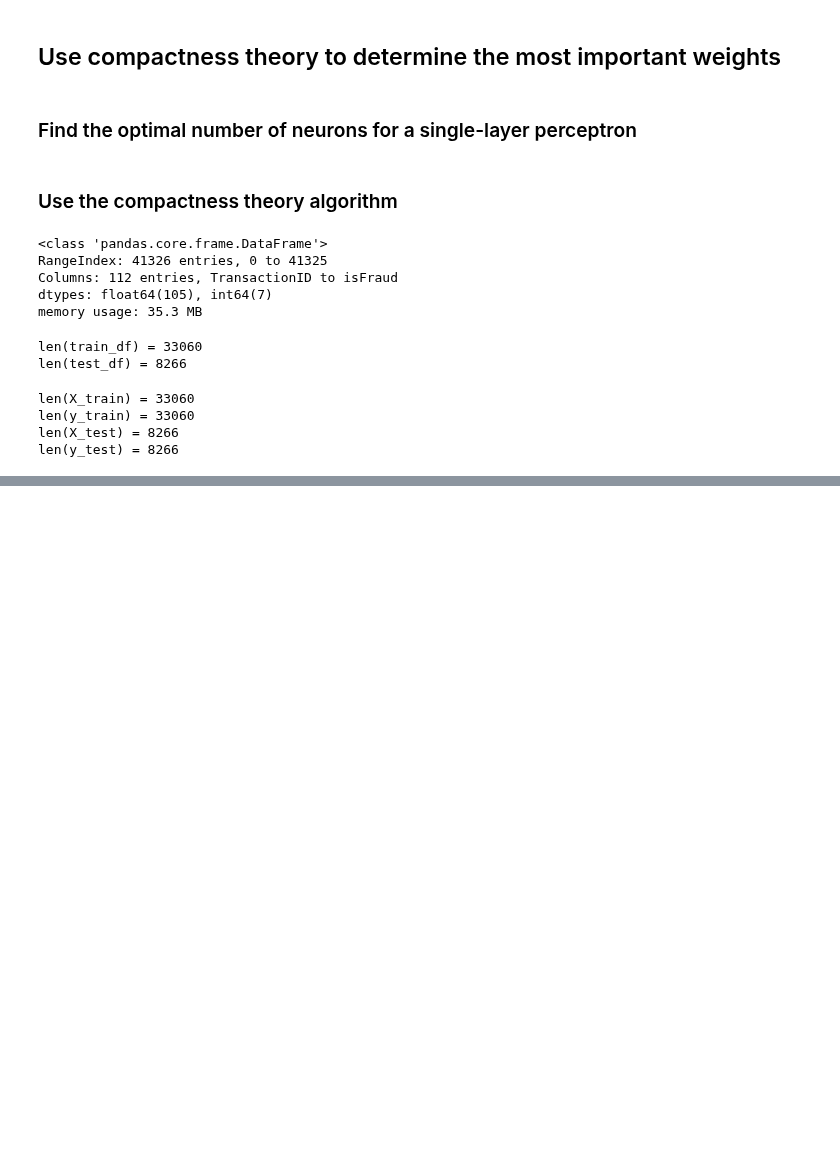
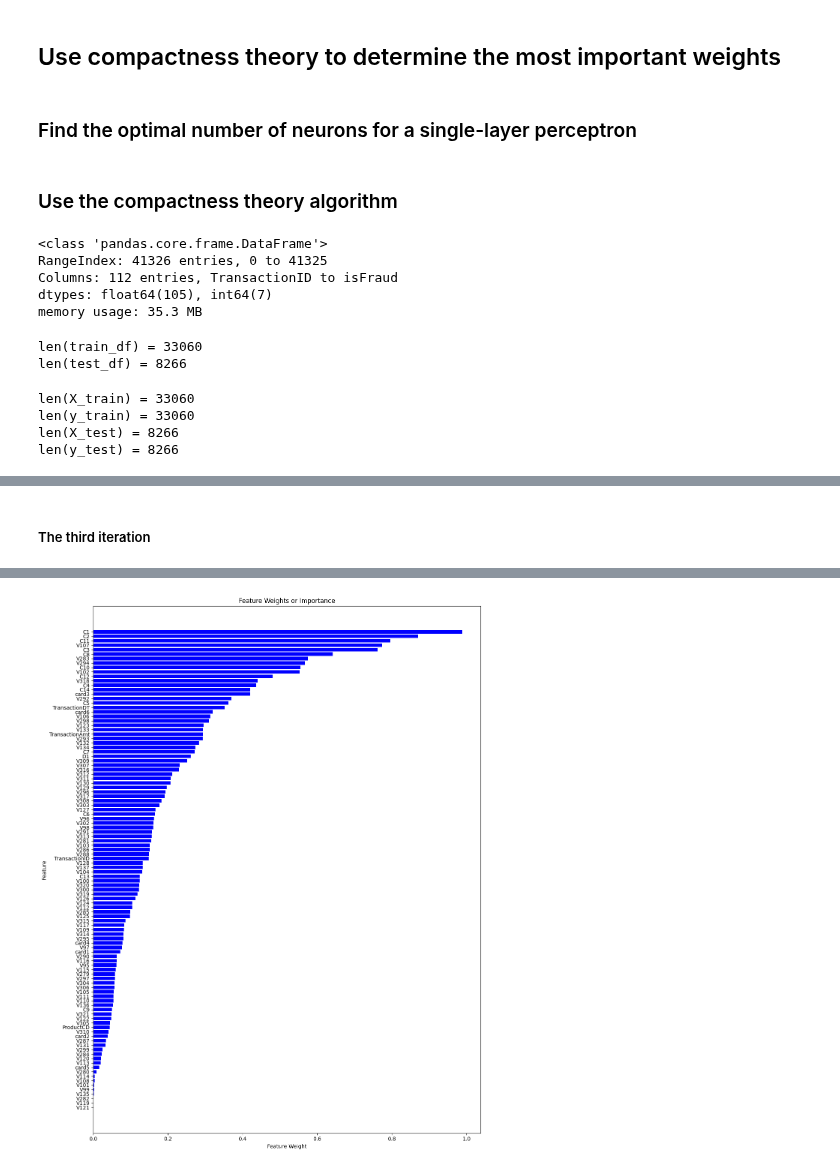
Before and after one commit to Mykhailo20/DS_Bootcamp_2023, a Jupyter notebook: Homework_8/Analysis/NN_Training.ipynb, the cells around one changed output, grey strips where cells are left out. Cells and saved outputs as stored; diff of their text form; code cells hidden in the pictures; blank space fills up the shorter version.

Commit message:
Homework_8: Manually implement 10 iterations of compactness theory and save the results

```diff
--- a/Homework_8/Analysis/NN_Training.ipynb
+++ b/Homework_8/Analysis/NN_Training.ipynb
@@ -568,0 +613,8 @@ plt.show()
+# %%
+X_train_prev = X_train.copy()
+X_test_prev = X_test.copy()
+
+X_train.drop(['V118', 'V301'], axis=1, inplace=True)
+X_test.drop(['V118', 'V301'], axis=1, inplace=True)
+
+X_train.head()
@@ -568,0 +694,8 @@ plt.show()
+# %%
+X_train_prev = X_train.copy()
+X_test_prev = X_test.copy()
+
+X_train.drop('V289', axis=1, inplace=True)
+X_test.drop('V289', axis=1, inplace=True)
+
+X_train.head()
@@ -568,0 +720,46 @@ plt.show()
+# %% [markdown]
+##### The third iteration
+# %%
+# Get feature names
+feature_names = X_train.columns
+
+# Initialize the StandardScaler
+scaler = StandardScaler()
+
+# Fit the scaler on the training data and transform it
+X_train_scaled = scaler.fit_transform(X_train)
+
+# Transform the test data using the same scaler
+X_test_scaled = scaler.transform(X_test)
+
+model = tf.keras.Sequential([
+    tf.keras.layers.Dense(1, input_dim=X_train_scaled.shape[1], activation='sigmoid')
+])
+model.compile(loss='mean_squared_error', optimizer=tf.keras.optimizers.RMSprop(), metrics=['accuracy'])
+
+# Train the model on a sample containing samples of both classes
+perceptron_history = model.fit(X_train_scaled, y_train, epochs=10, batch_size=64)
+
+# Estimate the accuracy of the model for the current number of features
+_, current_accuracy = model.evaluate(X_test_scaled, y_test)
+
+weights = np.abs(model.layers[0].get_weights()[0].flatten())
+
+# Sort feature indices based on their weights
+sorted_feature_indices = np.argsort(weights.squeeze())
+
+# Sort feature names based on their weights
+sorted_feature_names = feature_names[sorted_feature_indices]
+
+# Create a bar plot for feature weights
+plt.figure(figsize=(12, 15))
+plt.barh(range(len(sorted_feature_names)), weights.squeeze()[sorted_feature_indices], align='center', color='blue')
+plt.yticks(range(len(sorted_feature_names)), sorted_feature_names)
+plt.xlabel('Feature Weight')
+plt.ylabel('Feature')
+plt.title('Feature Weights or Importance')
+plt.tight_layout()
+
+plt.savefig('graphs/3_1_feature_weights.png')
+plt.show()
+# %% [output]
@@ -568,0 +783 @@ plt.show()
+[figure, added]
```
Also changed, not shown: parts of 49 cells of this notebook.
